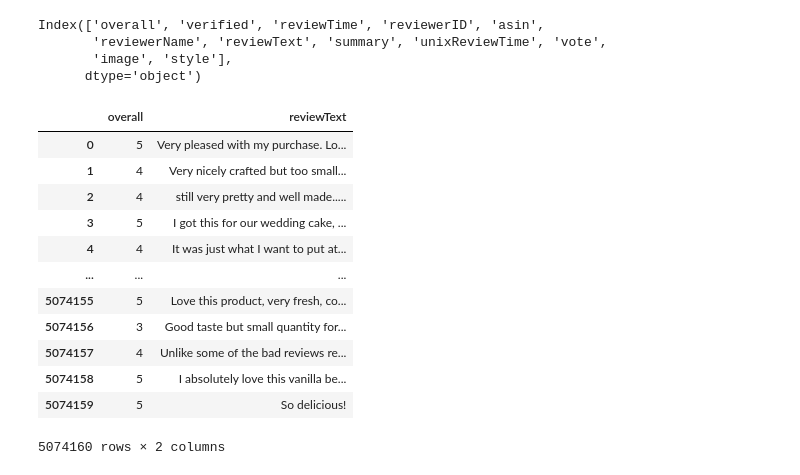
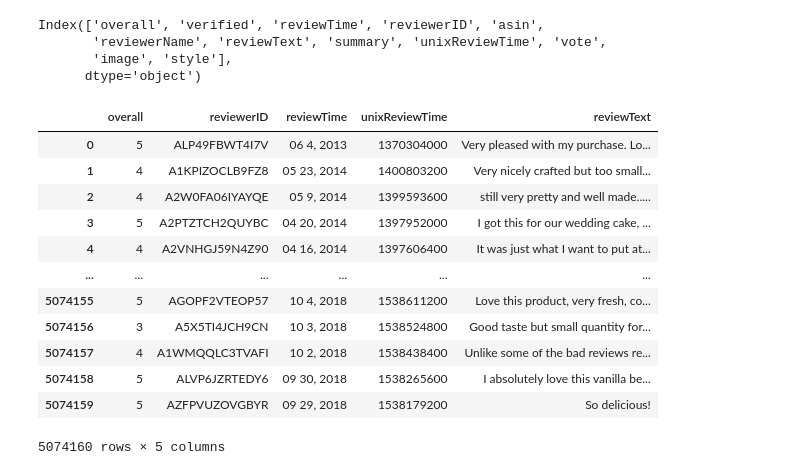
Before and after one commit to ForTheGold/text-classifier-amazon-dataset, a Jupyter notebook: Groceries_model.ipynb, the cells around one changed output. Drawn from its saved outputs; the diff is of its cells as text; code cells hidden in the pictures.

Commit message:
adding changes to Groceries_model.ipynb, changing the database table to include two time columns as well as reviewer ID, still need to add code for length of review column

```diff
--- a/Groceries_model.ipynb
+++ b/Groceries_model.ipynb
@@ -28,17 +32,17 @@ Index(['overall', 'verified', 'reviewTime', 'reviewerID', 'asin',
 # %%
-groceries_df = Grocery_json[['overall', 'reviewText']]
+groceries_df = Grocery_json[['overall','reviewerID', 'reviewTime','unixReviewTime', 'reviewText']]
 groceries_df
 # %% [output]
-|  | overall | reviewText |
-| 0 | 5 | Very pleased with my purchase. Lo... |
-| 1 | 4 | Very nicely crafted but too small... |
-| 2 | 4 | still very pretty and well made..... |
-| 3 | 5 | I got this for our wedding cake, ... |
-| 4 | 4 | It was just what I want to put at... |
-| ... | ... | ... |
-| 5074155 | 5 | Love this product, very fresh, co... |
-| 5074156 | 3 | Good taste but small quantity for... |
-| 5074157 | 4 | Unlike some of the bad reviews re... |
-| 5074158 | 5 | I absolutely love this vanilla be... |
-| 5074159 | 5 | So delicious! |
+|  | overall | reviewerID | reviewTime | unixReviewTime | reviewText |
+| 0 | 5 | ALP49FBWT4I7V | 06 4, 2013 | 1370304000 | Very pleased with my purchase. Lo... |
+| 1 | 4 | A1KPIZOCLB9FZ8 | 05 23, 2014 | 1400803200 | Very nicely crafted but too small... |
+| 2 | 4 | A2W0FA06IYAYQE | 05 9, 2014 | 1399593600 | still very pretty and well made..... |
+| 3 | 5 | A2PTZTCH2QUYBC | 04 20, 2014 | 1397952000 | I got this for our wedding cake, ... |
+| 4 | 4 | A2VNHGJ59N4Z90 | 04 16, 2014 | 1397606400 | It was just what I want to put at... |
+| ... | ... | ... | ... | ... | ... |
+| 5074155 | 5 | AGOPF2VTEOP57 | 10 4, 2018 | 1538611200 | Love this product, very fresh, co... |
+| 5074156 | 3 | A5X5TI4JCH9CN | 10 3, 2018 | 1538524800 | Good taste but small quantity for... |
+| 5074157 | 4 | A1WMQQLC3TVAFI | 10 2, 2018 | 1538438400 | Unlike some of the bad reviews re... |
+| 5074158 | 5 | ALVP6JZRTEDY6 | 09 30, 2018 | 1538265600 | I absolutely love this vanilla be... |
+| 5074159 | 5 | AZFPVUZOVGBYR | 09 29, 2018 | 1538179200 | So delicious! |
-5074160 rows × 2 columns
+5074160 rows × 5 columns
```
Also changed, not shown: parts of 12 cells of this notebook.
